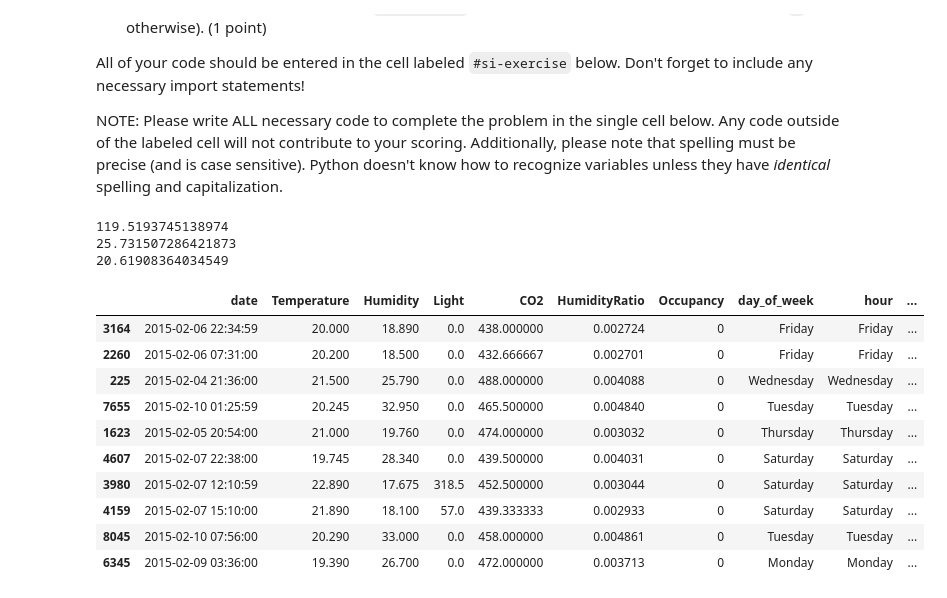
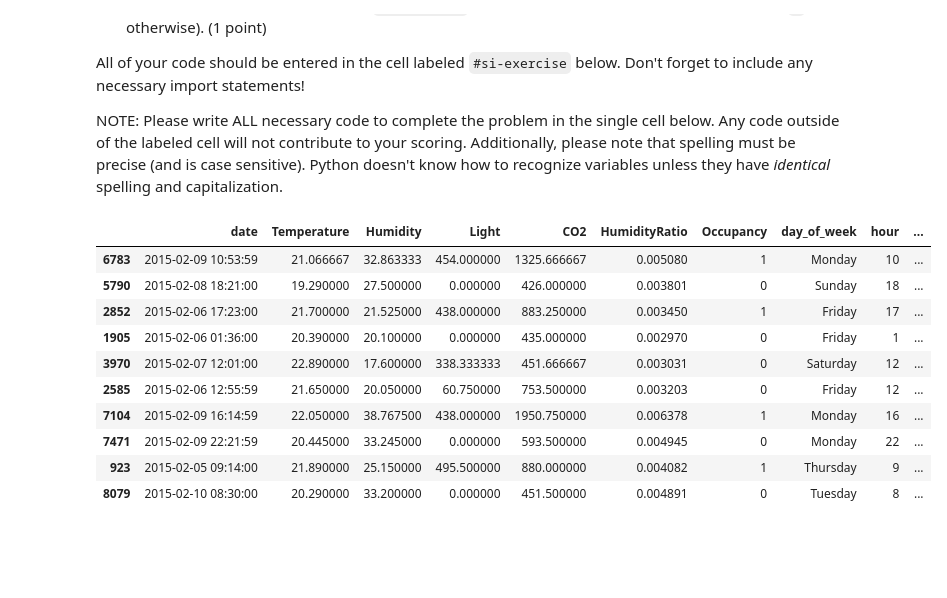
Before and after one commit to hawk588/econ8320-assignment-06, a Jupyter notebook: Lesson.ipynb, the cells around one changed output. Cells and saved outputs as stored; diff of their text form; code cells hidden in the pictures; blank space fills up the shorter version.

```diff
--- a/Lesson.ipynb
+++ b/Lesson.ipynb
@@ -4116,43 +4116,40 @@ NOTE: Please write ALL necessary code to complete the problem in the single cell
 # %%
 #si-exercise
 
 # Import the pandas library
 import pandas as pd
 
 # Choose data to import
 occupancy = pd.read_csv("https://github.com/dustywhite7/pythonMikkeli/raw/master/exampleData/roomOccupancy.csv")
 occupancy['date'] = pd.to_datetime(occupancy['date'], format = "%Y-%m-%d %H:%M:%S")
 occupancy['day_of_week'] = occupancy['date'].dt.day_name()
-occupancy['hour'] = occupancy['date'].dt.day_name()
-occupancy['minute'] = occupancy['date'].dt.day_name()
+occupancy['hour'] = occupancy['date'].dt.hour
+occupancy['minute'] = occupancy['date'].dt.minute
 
 lightMean = occupancy['Light'].mean()
 occupancy['bright'] = occupancy['Light'].map(lambda x: 1 if x > lightMean else 0)
 
 def steamy(humid, humidMean, temp, tempMean):
     return 1 if humid > humidMean and temp > tempMean else 0
 
 humidMean = occupancy['Humidity'].mean()
 tempMean = occupancy['Temperature'].mean()
 occupancy['steamy'] = occupancy.apply(lambda x: steamy(x['Humidity'], humidMean, x['Temperature'], tempMean), axis=1)
 
 
 # print(lightMean)
 # print(humidMean)
 # print(tempMean)
-# occupancy.sample(10)
+occupancy.sample(10)
 # %% [output]
-119.5193745138974
-25.731507286421873
-20.61908364034549
 |  | date | Temperature | Humidity | Light | CO2 | HumidityRatio | Occupancy | day_of_week | hour | ... |
-| 3164 | 2015-02-06 22:34:59 | 20.000 | 18.890 | 0.0 | 438.000000 | 0.002724 | 0 | Friday | Friday | ... |
-| 2260 | 2015-02-06 07:31:00 | 20.200 | 18.500 | 0.0 | 432.666667 | 0.002701 | 0 | Friday | Friday | ... |
-| 225 | 2015-02-04 21:36:00 | 21.500 | 25.790 | 0.0 | 488.000000 | 0.004088 | 0 | Wednesday | Wednesday | ... |
-| 7655 | 2015-02-10 01:25:59 | 20.245 | 32.950 | 0.0 | 465.500000 | 0.004840 | 0 | Tuesday | Tuesday | ... |
-| 1623 | 2015-02-05 20:54:00 | 21.000 | 19.760 | 0.0 | 474.000000 | 0.003032 | 0 | Thursday | Thursday | ... |
-| 4607 | 2015-02-07 22:38:00 | 19.745 | 28.340 | 0.0 | 439.500000 | 0.004031 | 0 | Saturday | Saturday | ... |
-| 3980 | 2015-02-07 12:10:59 | 22.890 | 17.675 | 318.5 | 452.500000 | 0.003044 | 0 | Saturday | Saturday | ... |
-| 4159 | 2015-02-07 15:10:00 | 21.890 | 18.100 | 57.0 | 439.333333 | 0.002933 | 0 | Saturday | Saturday | ... |
-| 8045 | 2015-02-10 07:56:00 | 20.290 | 33.000 | 0.0 | 458.000000 | 0.004861 | 0 | Tuesday | Tuesday | ... |
-| 6345 | 2015-02-09 03:36:00 | 19.390 | 26.700 | 0.0 | 472.000000 | 0.003713 | 0 | Monday | Monday | ... |
+| 6783 | 2015-02-09 10:53:59 | 21.066667 | 32.863333 | 454.000000 | 1325.666667 | 0.005080 | 1 | Monday | 10 | ... |
+| 5790 | 2015-02-08 18:21:00 | 19.290000 | 27.500000 | 0.000000 | 426.000000 | 0.003801 | 0 | Sunday | 18 | ... |
+| 2852 | 2015-02-06 17:23:00 | 21.700000 | 21.525000 | 438.000000 | 883.250000 | 0.003450 | 1 | Friday | 17 | ... |
+| 1905 | 2015-02-06 01:36:00 | 20.390000 | 20.100000 | 0.000000 | 435.000000 | 0.002970 | 0 | Friday | 1 | ... |
+| 3970 | 2015-02-07 12:01:00 | 22.890000 | 17.600000 | 338.333333 | 451.666667 | 0.003031 | 0 | Saturday | 12 | ... |
+| 2585 | 2015-02-06 12:55:59 | 21.650000 | 20.050000 | 60.750000 | 753.500000 | 0.003203 | 0 | Friday | 12 | ... |
+| 7104 | 2015-02-09 16:14:59 | 22.050000 | 38.767500 | 438.000000 | 1950.750000 | 0.006378 | 1 | Monday | 16 | ... |
+| 7471 | 2015-02-09 22:21:59 | 20.445000 | 33.245000 | 0.000000 | 593.500000 | 0.004945 | 0 | Monday | 22 | ... |
+| 923 | 2015-02-05 09:14:00 | 21.890000 | 25.150000 | 495.500000 | 880.000000 | 0.004082 | 1 | Thursday | 9 | ... |
+| 8079 | 2015-02-10 08:30:00 | 20.290000 | 33.200000 | 0.000000 | 451.500000 | 0.004891 | 0 | Tuesday | 8 | ... |
```
